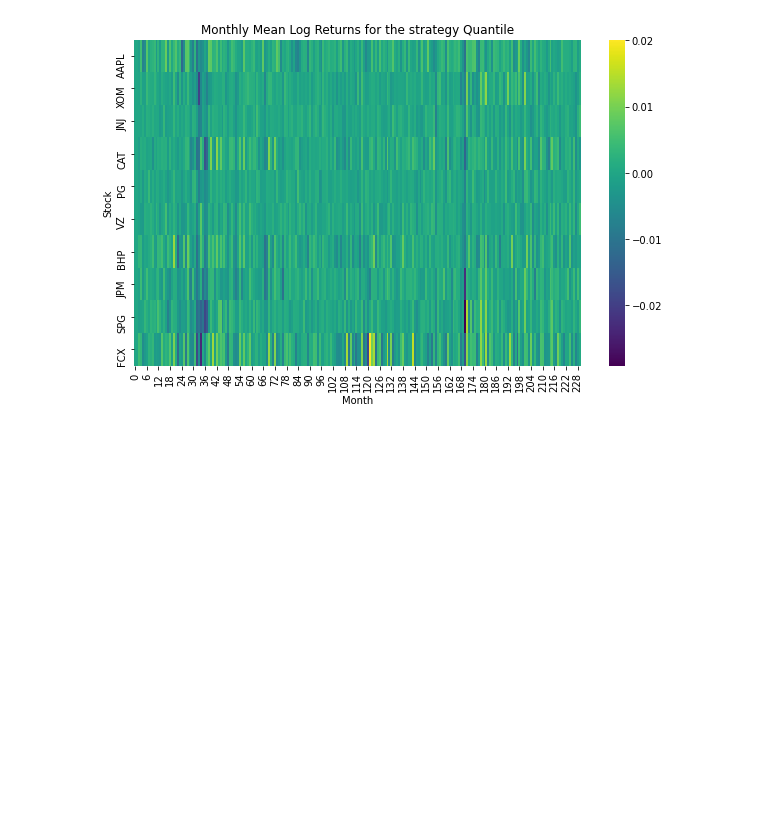
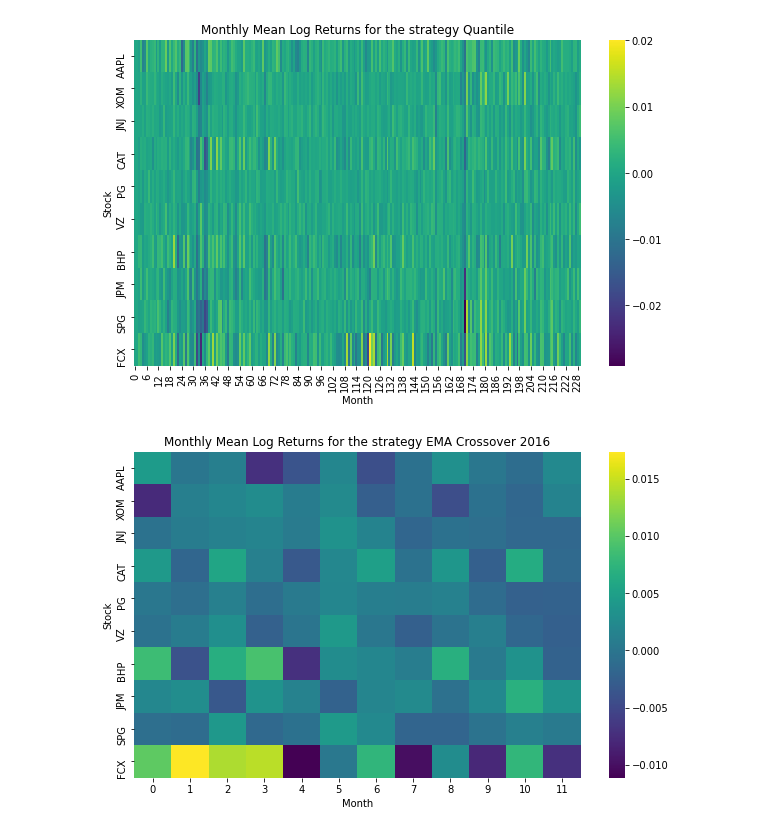
Before and after one commit to ethantrentin/Markets-Physic, a Jupyter notebook: TP2.ipynb, the cells around one changed output. Saved outputs shown, nothing was run; the diff lists cells and outputs as text; code cells hidden in the pictures; blank space fills up the shorter version.

```diff
--- a/TP2.ipynb
+++ b/TP2.ipynb
@@ -671,3 +671,9 @@ plot_heatmap_strategy(tickers, df, signals_3, "Quantile")
 # %%
 # Question 2 : Est-ce que la diversité de nos stratégies rend compte de la dynamique des marchés génériquement, et plus
 # particulièrement en 2016 ?
+
+df_2016 = df.loc['2016-01-01':'2016-12-31']
+signals_1_2016 = ema_crossover_strategy(df_2016, tickers, 10, 70)
+plot_heatmap_strategy(tickers, df_2016, signals_1_2016, "EMA Crossover 2016")
+# %% [output]
+[figure, added]
```
Also changed, not shown: parts of 2 cells of this notebook.
